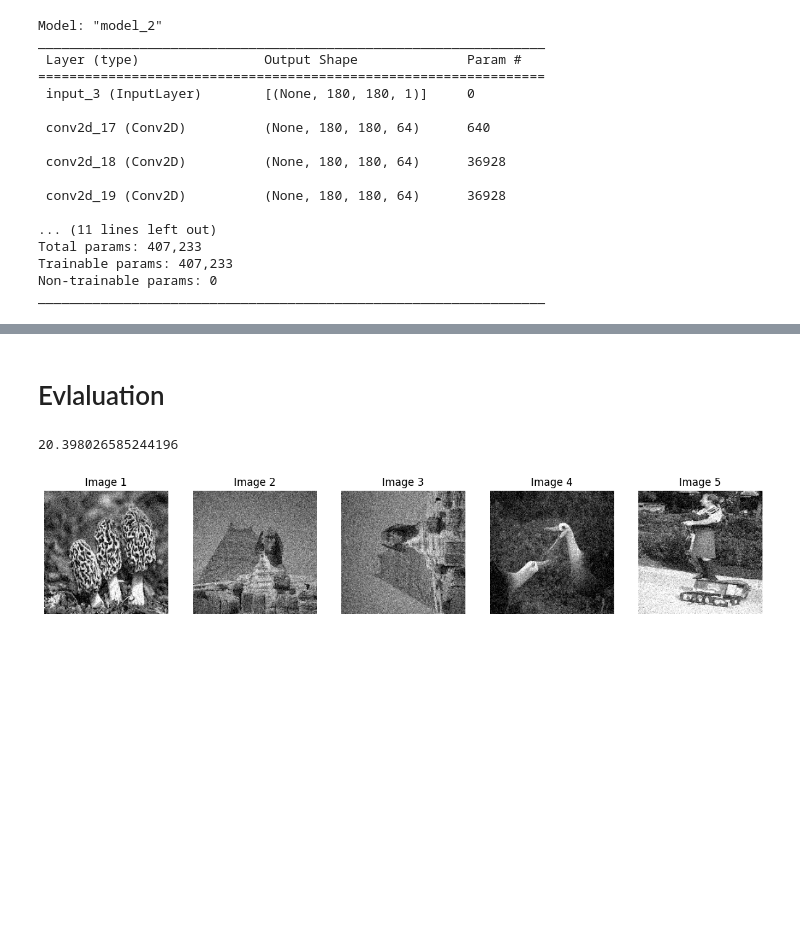
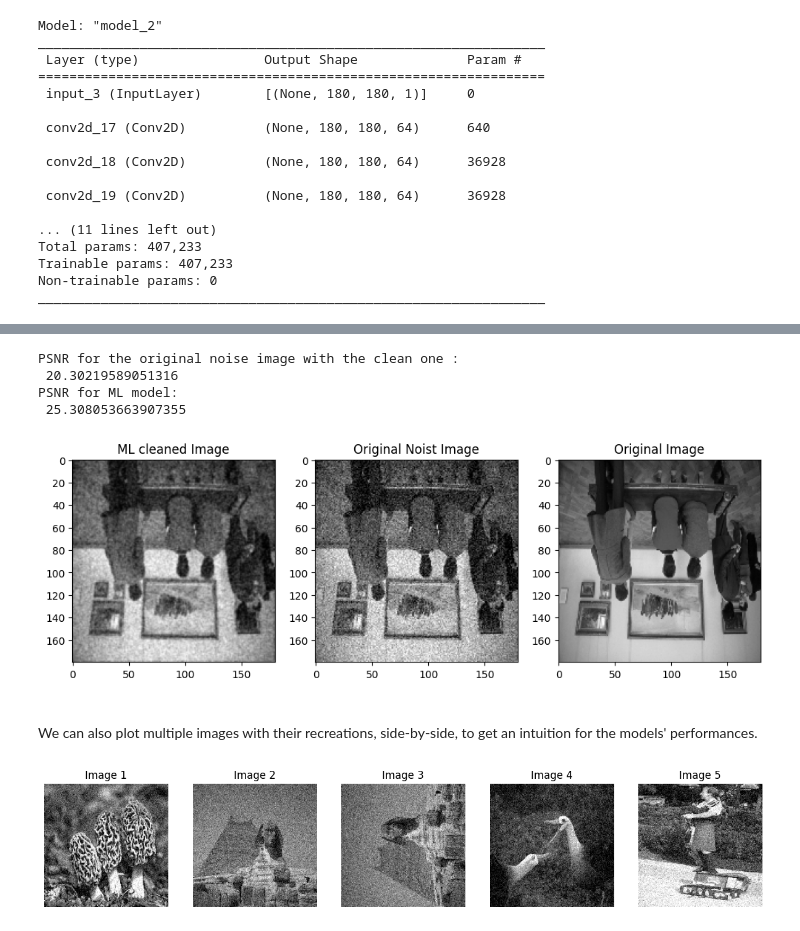
Before and after one commit to AlliBusa/denoising-self-study, a Jupyter notebook: test_trial_deep_priors.ipynb, the cells around one changed output, grey strips where cells are left out. Cells and saved outputs as stored; diff of their text form; code cells hidden in the pictures; blank space fills up the shorter version.

```diff
--- a/test_trial_deep_priors.ipynb
+++ b/test_trial_deep_priors.ipynb
@@ -262,0 +284,2 @@ y_pred = modelSimple.predict(Xtest[0:10,])
+# %%
+simpleNN = model.predict(Xtest)
@@ -263,2 +326,10 @@ y_pred = modelSimple.predict(Xtest[0:10,])
+# %%
+evaluateImage(ytest, Xtest, simpleNN, 9)
+# %% [output]
+PSNR for the original noise image with the clean one :
+ 20.30219589051316
+PSNR for ML model:
+ 25.308053663907355
+[figure, added]
 # %% [markdown]
-# Evlaluation
+<Analysis>
@@ -285,7 +336,5 @@ original_image = ytest[0,:,:]
-# %%
-peak_signal_noise_ratio(ytest[0,], Xtest[0,],data_range=original_image.max() - original_image.min())
-# %% [output]
-20.398026585244196
+# %% [markdown]
+We can also plot multiple images with their recreations, side-by-side, to get an intuition for the models' performances.
 # %%
 fig, axes = plt.subplots(nrows=1, ncols=5, figsize=(15,4))
 plt.figure()
```
Also changed, not shown: parts of 38 cells of this notebook.
